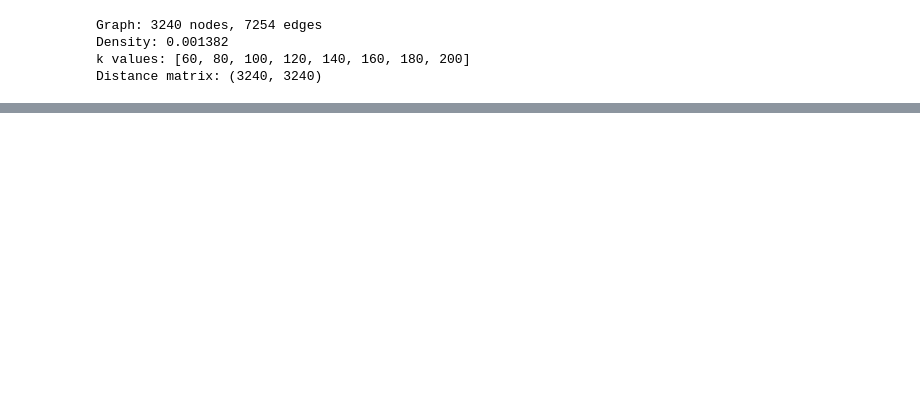
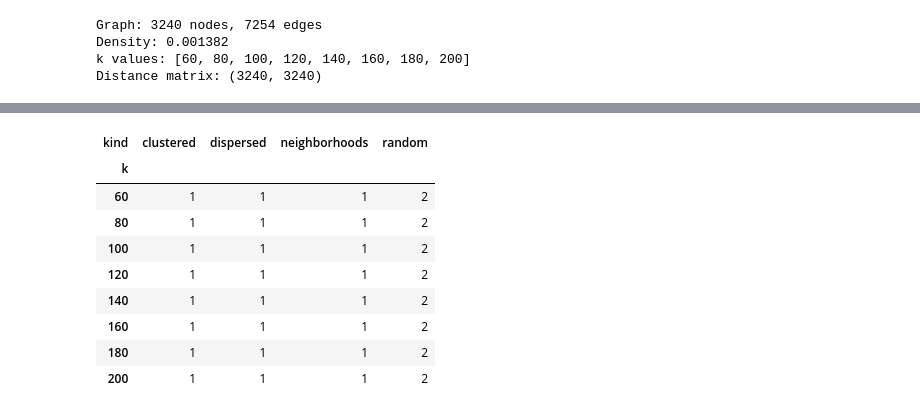
Before and after one commit to SamSaladino/Effective-Topological-Coverage-ETC, a Jupyter notebook: notebooks/01_Robustness_study.ipynb, the cells around one changed output, grey strips where cells are left out. Saved outputs shown, nothing was run; the diff lists cells and outputs as text; code cells hidden in the pictures; blank space fills up the shorter version.

```diff
--- a/notebooks/01_Robustness_study.ipynb
+++ b/notebooks/01_Robustness_study.ipynb
@@ -79,0 +130,77 @@ Distance matrix: (3240, 3240)
+# %%
+sample_bank = {}
+sampling_rows = []
+
+sampling_methods = [
+    ("neighborhoods", sample_neighborhoods),
+    ("clustered", sample_clustered),
+    ("dispersed", sample_dispersed),
+] + [
+    ("random", sample_random)
+    for _ in range(N_RANDOM_PER_K)
+]
+
+for k in K_VALUES:
+    for sample_number, (kind, sampler) in enumerate(sampling_methods):
+        seed = BASE_SEED + 1000 * k + sample_number
+        rng = np.random.default_rng(seed)
+
+        indices = np.sort(sampler(k, rng))
+
+        if len(indices) != k or len(np.unique(indices)) != k:
+            raise ValueError(
+                f"Invalid configuration: {kind}, k={k}."
+            )
+
+        sample_id = f"{kind}_k{k}_{sample_number + 1:02d}"
+        sample_bank[sample_id] = indices
+
+        sampling_rows.append({
+            "sample_id": sample_id,
+            "kind": kind,
+            "k": k,
+            "seed": seed,
+        })
+
+# Optional exact copy of a mapped experimental configuration.
+if REFERENCE_NODE_IDS is not None:
+    reference_nodes = list(dict.fromkeys(REFERENCE_NODE_IDS))
+
+    missing = set(reference_nodes) - set(graph_nodes)
+    if missing:
+        raise ValueError(
+            f"{len(missing)} reference IDs are absent from the graph."
+        )
+
+    reference_k = len(reference_nodes)
+    if not min(K_VALUES) <= reference_k <= max(K_VALUES):
+        raise ValueError(
+            "The reference configuration falls outside the chosen k range."
+        )
+
+    sample_id = f"reference_copy_k{reference_k}"
+    sample_bank[sample_id] = np.sort([
+        node_to_index[node] for node in reference_nodes
+    ])
+
+    sampling_rows.append({
+        "sample_id": sample_id,
+        "kind": "reference_copy",
+        "k": reference_k,
+        "seed": None,
+    })
+
+sampling_table = (
+    pd.DataFrame(sampling_rows)
+    .set_index("sample_id")
+)
+
+sampling_counts = (
+    sampling_table.groupby(["k", "kind"])
+    .size()
+    .unstack(fill_value=0)
+)
+
+print(f"Total configurations: {len(sample_bank)}")
+display(sampling_counts)
+# %% [output]
@@ -79,0 +208,10 @@ Distance matrix: (3240, 3240)
+| kind | clustered | dispersed | neighborhoods | random |
+| k |  |  |  |  |
+| 60 | 1 | 1 | 1 | 2 |
+| 80 | 1 | 1 | 1 | 2 |
+| 100 | 1 | 1 | 1 | 2 |
+| 120 | 1 | 1 | 1 | 2 |
+| 140 | 1 | 1 | 1 | 2 |
+| 160 | 1 | 1 | 1 | 2 |
+| 180 | 1 | 1 | 1 | 2 |
+| 200 | 1 | 1 | 1 | 2 |
```
Also changed, not shown: parts of 10 cells of this notebook, 1 other file.
